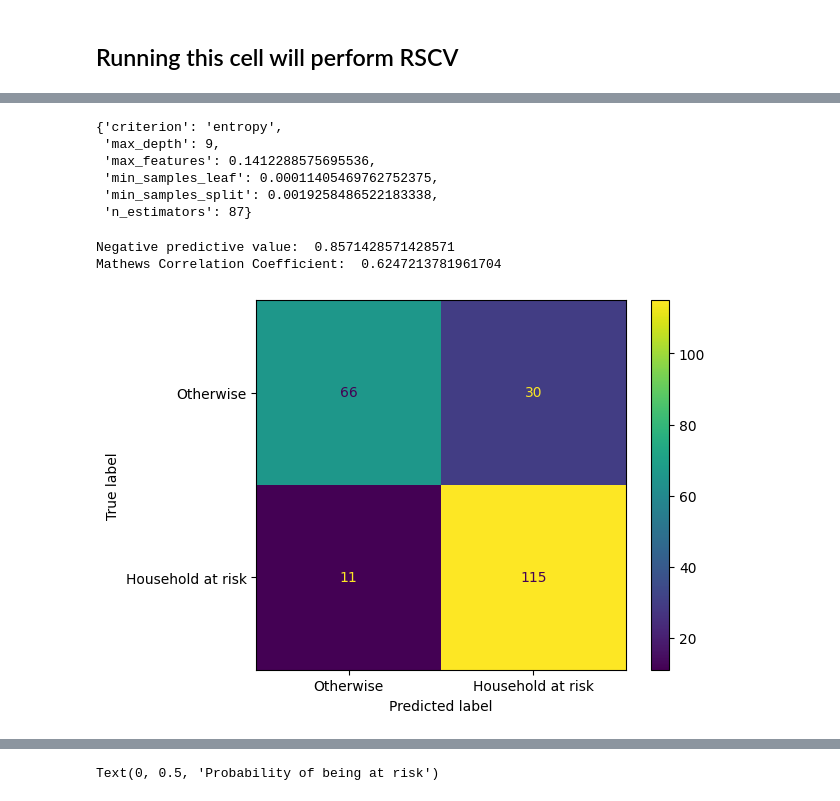
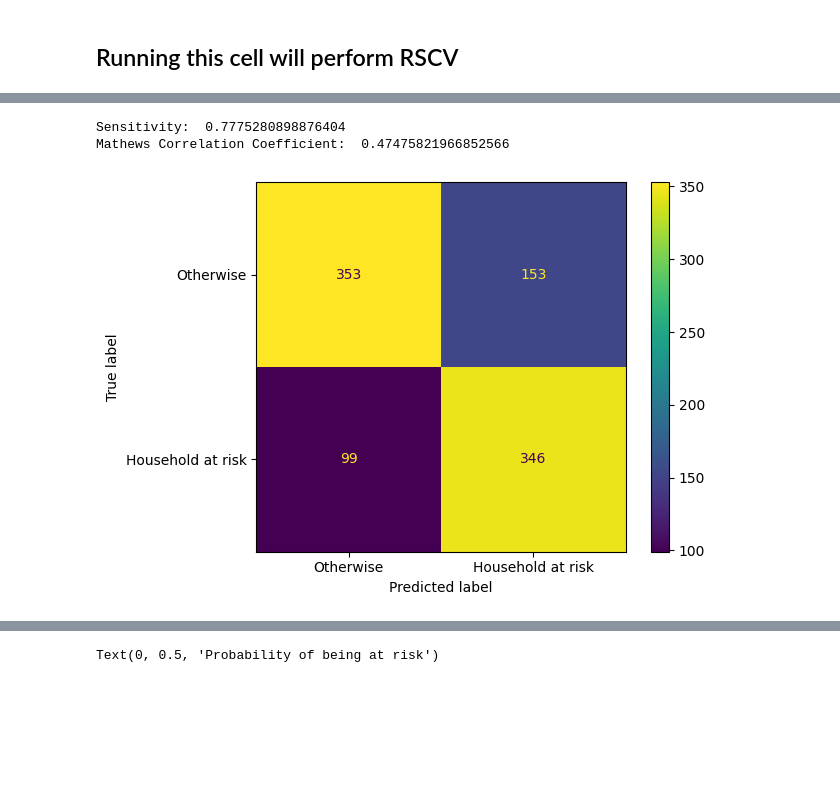
Before and after one commit to renatoquiliche/PaperCienciaDados-PunoPeru, a Jupyter notebook: Python Code/RFC_final.ipynb, the cells around one changed output, grey strips where cells are left out. Drawn from its saved outputs; the diff is of its cells as text; code cells hidden in the pictures; blank space fills up the shorter version.

```diff
--- a/Python Code/RFC_final.ipynb
+++ b/Python Code/RFC_final.ipynb
@@ -71,10 +69,11 @@ def RFCexperiments(K_folds, Repeats, n_iter):
 import time
 start = time.time()
 
-K = 10
-Repeats = 2
-n_iter = 2000
-RFC_results =  RFCexperiments(K, Repeats, n_iter)
+n_iter = 50
+K= 10
+alpha = 0.45
+repeats=2
+ENLR_results1 =  BSCV(K=K, n_iter=n_iter, alpha=alpha, pipe=pipe).fit(x_train, y_train)
 
 Total_time = (time.time() - start)
 print("Training time: ", Total_time, " seconds")
@@ -211,15 +99,0 @@ Run this cell to avoid re-train already trained model
-# %%
-import matplotlib.pyplot as plt
-import seaborn as sns
-results_dataset = pd.read_csv("..\Resultados\RFC\RFC_results.csv")
-sns.set_theme()
-n_iter = 2000
-
-cutoff = round(n_iter*0.05)
-sorted_results = results_dataset.sort_values(by=["rank_test_MCC"])
-
-# Select the 5% best MCC
-step4 = sorted_results.iloc[0:cutoff,:]
-
-# Select the best NPV over 5% best MCC
-step5 = step4.sort_values(by=["rank_test_NPV"])
@@ -325,27 +100,15 @@ winner_model = RandomForestClassifier(criterion=params["criterion"], max_depth=p
-# %%
-params
-# %% [output]
-{'criterion': 'entropy',
- 'max_depth': 9,
- 'max_features': 0.1412288575695536,
- 'min_samples_leaf': 0.00011405469762752375,
- 'min_samples_split': 0.0019258486522183338,
- 'n_estimators': 87}
 # %%
-from sklearn.metrics import confusion_matrix
+from sklearn.metrics import confusion_matrix, ConfusionMatrixDisplay
 
-x_train, x_test, y_train, y_test = train_test_split(x, Y, random_state=0, test_size=0.2, stratify=Y)
-winner_model.fit(x_train, y_train)
-plt.rcParams.update(plt.rcParamsDefault)
-predictions = winner_model.predict(x_test)
-cm = confusion_matrix(y_test, predictions, labels=winner_model.classes_)
+predictions = ENLR_results1.best_estimator_.predict(x_test)
+cm = confusion_matrix(y_test, predictions, labels=ENLR_results1.best_estimator_.classes_)
 disp = ConfusionMatrixDisplay(confusion_matrix=cm, display_labels=["Otherwise", "Household at risk"])
 disp.plot()
 
 
-print('Negative predictive value: ', neg_pred_value(y_test, predictions))
+print('Sensitivity: ', sensitivity(y_test, predictions))
 print('Mathews Correlation Coefficient: ', matthews_corrcoef(y_test, predictions))
 # %% [output]
-Negative predictive value:  0.8571428571428571
-Mathews Correlation Coefficient:  0.6247213781961704
+Sensitivity:  0.7775280898876404
+Mathews Correlation Coefficient:  0.47475821966852566
-[figure, old version]
+[figure, new version]
```
Also changed, not shown: parts of 38 cells of this notebook, 3 other files.
